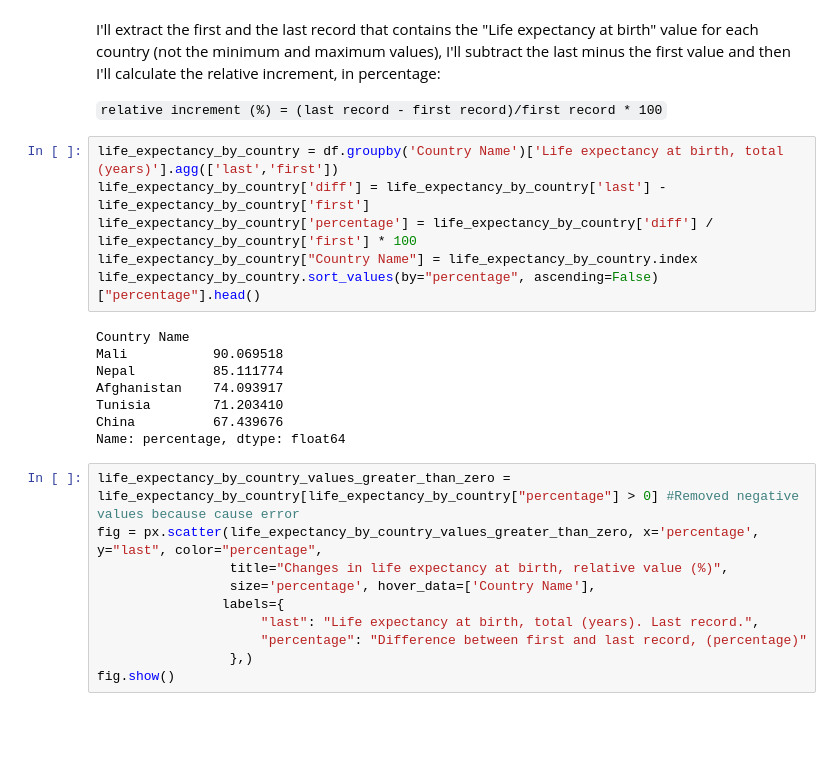
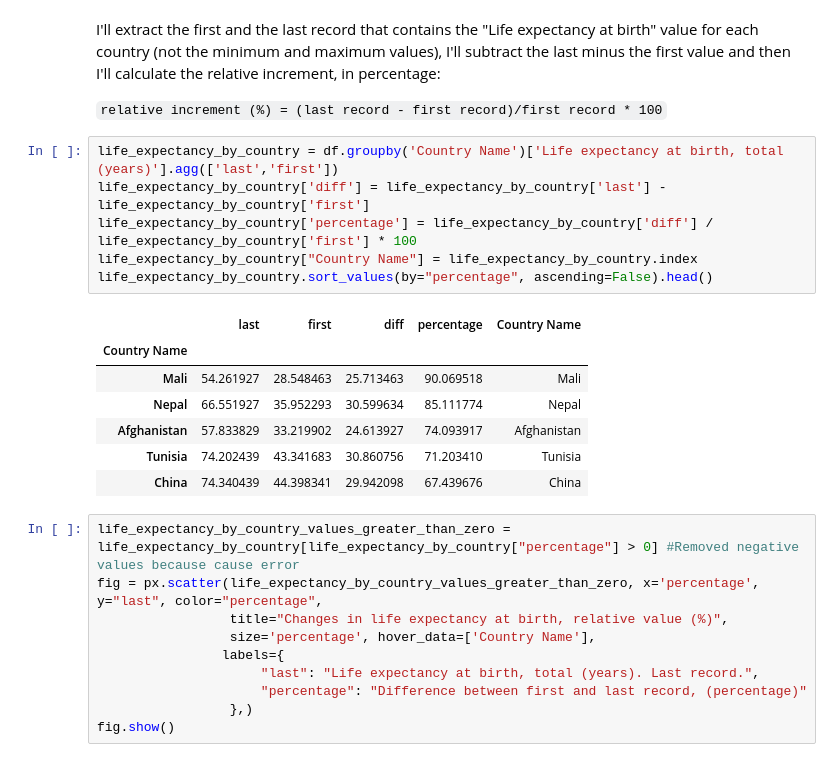
Before and after one commit to Awsthyn/training-requirements, a Jupyter notebook: Python for Data Science/Data Science Training.ipynb, the cells around one changed output. Drawn from its saved outputs; the diff is of its cells as text; blank space fills up the shorter version.

```diff
--- a/Python for Data Science/Data Science Training.ipynb
+++ b/Python for Data Science/Data Science Training.ipynb
@@ -241,17 +241,17 @@ fig.show()
 # %%
 life_expectancy_by_country = df.groupby('Country Name')['Life expectancy at birth, total (years)'].agg(['last','first'])
 life_expectancy_by_country['diff'] = life_expectancy_by_country['last'] - life_expectancy_by_country['first']
 life_expectancy_by_country['percentage'] = life_expectancy_by_country['diff'] / life_expectancy_by_country['first'] * 100
 life_expectancy_by_country["Country Name"] = life_expectancy_by_country.index
-life_expectancy_by_country.sort_values(by="percentage", ascending=False)["percentage"].head()
+life_expectancy_by_country.sort_values(by="percentage", ascending=False).head()
 # %% [output]
-Country Name
-Mali           90.069518
-Nepal          85.111774
-Afghanistan    74.093917
-Tunisia        71.203410
-China          67.439676
-Name: percentage, dtype: float64
+|  | last | first | diff | percentage | Country Name |
+| Country Name |  |  |  |  |  |
+| Mali | 54.261927 | 28.548463 | 25.713463 | 90.069518 | Mali |
+| Nepal | 66.551927 | 35.952293 | 30.599634 | 85.111774 | Nepal |
+| Afghanistan | 57.833829 | 33.219902 | 24.613927 | 74.093917 | Afghanistan |
+| Tunisia | 74.202439 | 43.341683 | 30.860756 | 71.203410 | Tunisia |
+| China | 74.340439 | 44.398341 | 29.942098 | 67.439676 | China |
 # %%
 life_expectancy_by_country_values_greater_than_zero = life_expectancy_by_country[life_expectancy_by_country["percentage"] > 0] #Removed negative values because cause error
 fig = px.scatter(life_expectancy_by_country_values_greater_than_zero, x='percentage', y="last", color="percentage",
```
Also changed, not shown: parts of 2 cells of this notebook, 1 other file.
